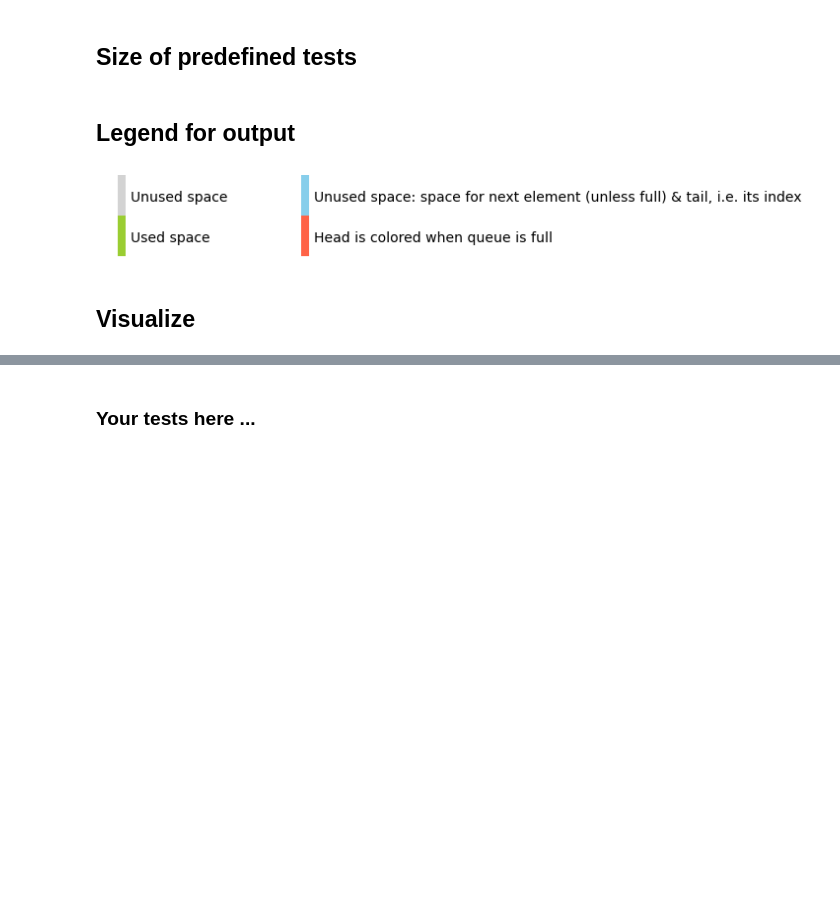
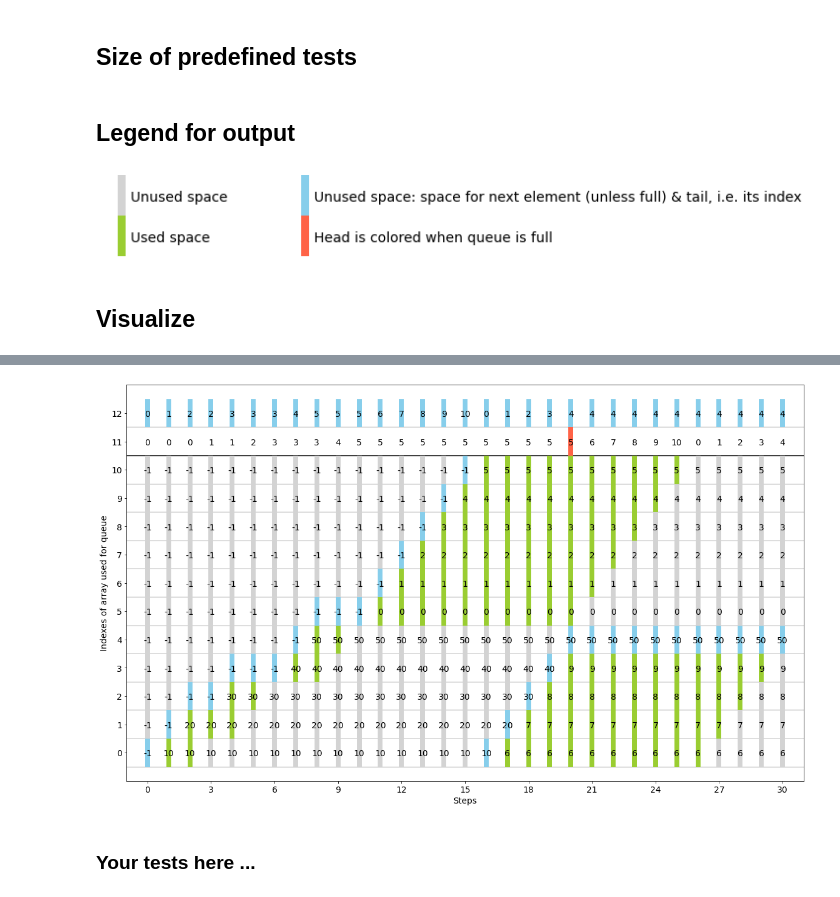
Before and after one commit to JensLiebehenschel/AlgDat, a Jupyter notebook: Queue/QueueVisualization.ipynb, the cells around one changed output, grey strips where cells are left out. Cells and saved outputs as stored; diff of their text form; code cells hidden in the pictures; blank space fills up the shorter version.

```diff
--- a/Queue/QueueVisualization.ipynb
+++ b/Queue/QueueVisualization.ipynb
@@ -88,18 +106,18 @@ OFFSET = 0.5
 # %%
 def plot_values(x, y_vals, a):
     for y in y_vals:
-        plt.text(x, y, a[y], verticalalignment='center_baseline', horizontalalignment='center', fontsize=14)
+        plt.text(x, y, a[y], verticalalignment='center_baseline', horizontalalignment='center', fontsize=FONTSIZE_ELEMENTS)
 
 def plot_states(x, states, a):
     # colors
     for y in range(MAX_NUM_ELEMENTS+1):
-        plt.plot([x,x],[y-OFFSET, y+OFFSET], COLORS[states[y]][0], linewidth=8, solid_capstyle="butt")
+        plt.plot([x,x],[y-OFFSET, y+OFFSET], COLORS[states[y]][0], linewidth=BAR_WIDTH, solid_capstyle="butt")
     # values
     plot_values(x, range(MAX_NUM_ELEMENTS+1), a)
 
 def plot_interval(x, y_vals, col, thick_lines = True):
     if thick_lines:
-        plt.plot([x,x],[y_vals[0]-OFFSET, y_vals[1]+OFFSET], col, linewidth=8, solid_capstyle="butt")
+        plt.plot([x,x],[y_vals[0]-OFFSET, y_vals[1]+OFFSET], col, linewidth=BAR_WIDTH, solid_capstyle="butt")
     else:
         plt.plot([x,x],[y_vals[0]-OFFSET, y_vals[1]+OFFSET], col)
 # %% [markdown]
@@ -112,12 +130,12 @@ def output_graphical_view(MAX_NUM_ELEMENTS):
     global steps, head, tail
 
     # format graph
-    plt.xticks(range(0, len(steps)+1, max(1,len(steps)//10)), fontsize=14)
-    plt.yticks(range(0, MAX_NUM_ELEMENTS+3, max(1,MAX_NUM_ELEMENTS//10)), fontsize=14)
+    plt.xticks(range(0, len(steps)+1, max(1,len(steps)//NUM_X_TICKS)), fontsize=FONTSIZE_AXES)
+    plt.yticks(range(0, MAX_NUM_ELEMENTS+3, max(1,MAX_NUM_ELEMENTS//NUM_Y_TICKS)), fontsize=FONTSIZE_AXES)
     plt.axis([-1, len(steps),-1, MAX_NUM_ELEMENTS+3])
     #plt.axis('off')
-    plt.xlabel("Steps")
-    plt.ylabel("Indexes of array used for queue")
+    plt.xlabel("Steps", fontsize=FONTSIZE_AXES_LEGEND)
+    plt.ylabel("Indexes of array used for queue", fontsize=FONTSIZE_AXES_LEGEND)
 
     # output graph based on collected data
     for i, step in enumerate(steps):
@@ -125,12 +143,12 @@ def output_graphical_view(MAX_NUM_ELEMENTS):
         # plot the position of head and tail
         plot_values(i, [MAX_NUM_ELEMENTS+1,MAX_NUM_ELEMENTS+2], step[1])
         # color for tail
-        plt.plot([i,i],[MAX_NUM_ELEMENTS+2-OFFSET, MAX_NUM_ELEMENTS+2+OFFSET], COLORS[3][0], linewidth=8, solid_capstyle="butt")
+        plt.plot([i,i],[MAX_NUM_ELEMENTS+2-OFFSET, MAX_NUM_ELEMENTS+2+OFFSET], COLORS[3][0], linewidth=BAR_WIDTH, solid_capstyle="butt")
         # color for head (only if full)
         # dangerous, since the global variables are used here (works since they are not used any more)
         head, tail = step[1][-2], step[1][-1]
         if is_full():
-            plt.plot([i,i],[MAX_NUM_ELEMENTS+1-OFFSET, MAX_NUM_ELEMENTS+1+OFFSET], COLORS[2][0], linewidth=8, solid_capstyle="butt")
+            plt.plot([i,i],[MAX_NUM_ELEMENTS+1-OFFSET, MAX_NUM_ELEMENTS+1+OFFSET], COLORS[2][0], linewidth=BAR_WIDTH, solid_capstyle="butt")
     # draw horitontal lines
     for i in range(MAX_NUM_ELEMENTS+1):
         plt.hlines(xmin=-1, xmax=len(steps), y=i-OFFSET, color=COL_HORIZ_LINES)
@@ -168,10 +186,10 @@ plt.axis([0, 30, 0, 2])
 plt.axis('off')
 for i in range(2):
     plot_interval(1, [i+OFFSET,i+OFFSET], COLORS[i][0])
-    plt.text(1+OFFSET, i+OFFSET, COLORS[i][1], verticalalignment='center_baseline', horizontalalignment='left', fontsize=14)
+    plt.text(1+OFFSET, i+OFFSET, COLORS[i][1], verticalalignment='center_baseline', horizontalalignment='left', fontsize=FONTSIZE_LEGEND)
 for i in range(2):
     plot_interval(11, [i+OFFSET,i+OFFSET], COLORS[i-2][0])
-    plt.text(11+OFFSET, i+OFFSET, COLORS[i-2][1], verticalalignment='center_baseline', horizontalalignment='left', fontsize=14)
+    plt.text(11+OFFSET, i+OFFSET, COLORS[i-2][1], verticalalignment='center_baseline', horizontalalignment='left', fontsize=FONTSIZE_LEGEND)
 plt.show()
 # %% [output]
 [figure]
@@ -193,3 +211,22 @@ output_graphical_view(MAX_NUM_ELEMENTS)
+# %%
+init_queue()
+enqueue(10)
+enqueue(20)
+dequeue()
+enqueue(30)
+dequeue()
+dequeue()
+enqueue(40)
+enqueue(50)
+dequeue()
+dequeue()
+for i in range(MAX_NUM_ELEMENTS):
+    enqueue(i)
+for i in range(MAX_NUM_ELEMENTS):
+    dequeue()
+output_graphical_view(MAX_NUM_ELEMENTS)
+# %% [output]
+[figure, added]
 # %% [markdown]
 ### Your tests here ...
 # %%
```
Also changed, not shown: parts of 4 cells of this notebook.
